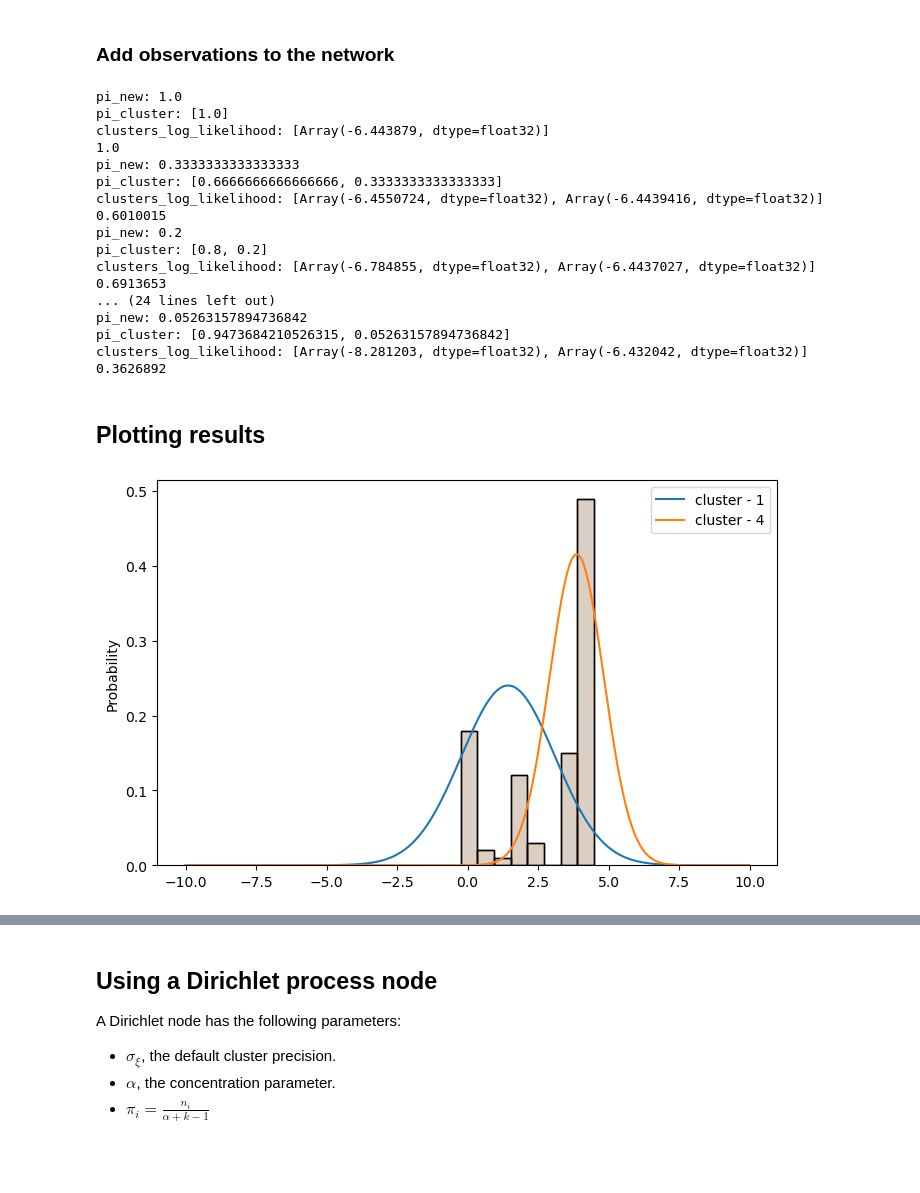
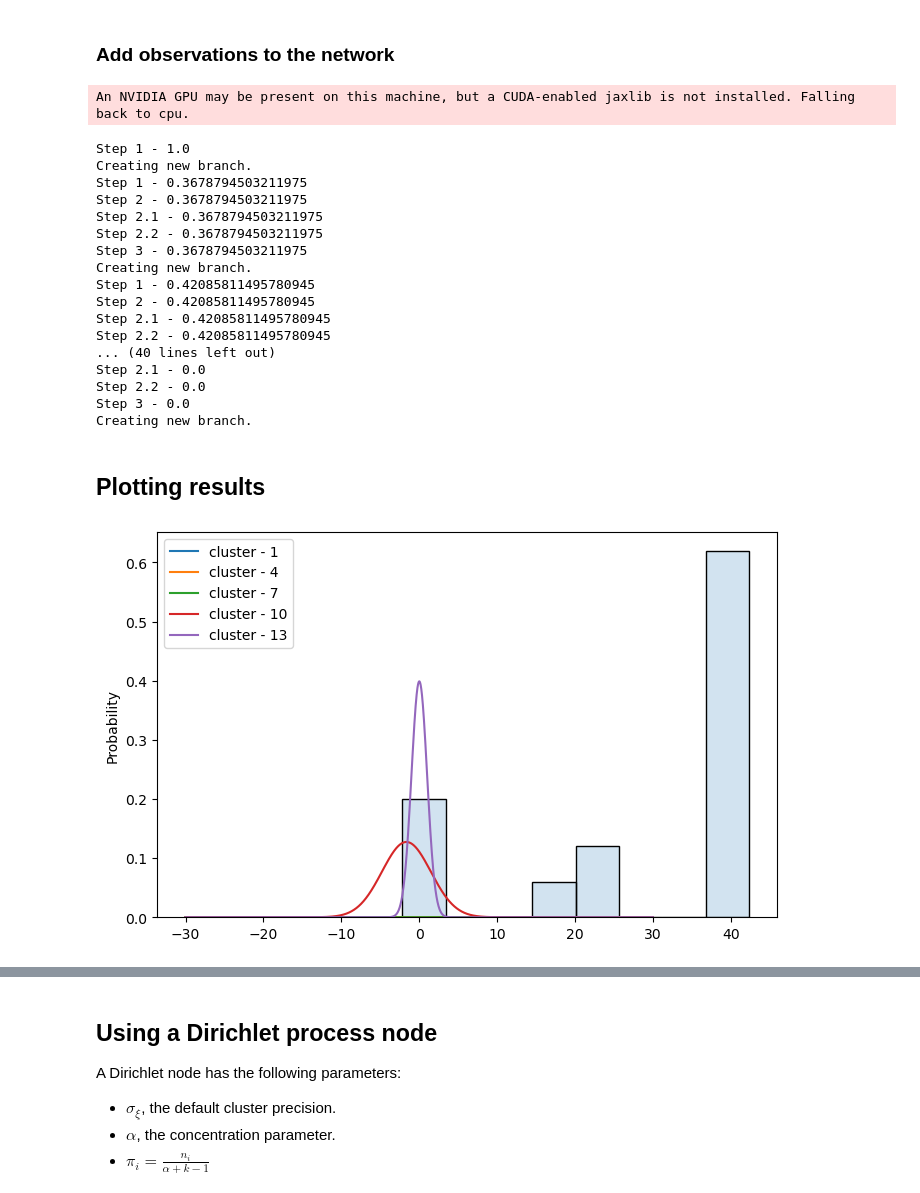
Before and after one commit to KoraTMontemagno/pyhgf, a Jupyter notebook: docs/source/notebooks/Example_4_Dirichlet_process.ipynb, the cells around one changed output, grey strips where cells are left out. Cells and saved outputs as stored; diff of their text form; code cells hidden in the pictures; blank space fills up the shorter version.

```diff
--- a/docs/source/notebooks/Example_4_Dirichlet_process.ipynb
+++ b/docs/source/notebooks/Example_4_Dirichlet_process.ipynb
@@ -54,11 +59,10 @@ base_network = (
     HGF(model_type=None)
     .add_nodes(
         kind="continuous-input",
-        node_parameters={"input_noise": 1.0, "expected_precision": 1.0}
+        node_parameters={"input_noise": 1.0, "expected_precision": 1.0},
     )
     .add_nodes(
-        value_children=0,
-        node_parameters={"tonic_volatility": 0.0, "precision":.5}
+        value_children=0, node_parameters={"tonic_volatility": -2.0, "precision": 0.5}
     )
     .add_nodes(volatility_children=0)
 ).set_update_sequence()
@@ -165,18 +96,13 @@ def create_cluster_fn(
 Finally, we define the main network with a Dirichlet process as the input node. This input takes the base branch as a template to duplicate later.
 # %%
 # create the Dirichlet node structure
-dirichlet_hgf = (
-    HGF(model_type=None)
-    .add_nodes(
-        kind="dirichlet-input",
-        node_parameters={
-            "alpha": 0.5,
-            "base_network": base_network,
-            "create_cluster_fn": create_cluster_fn,
-            "log_likelihood_fn": log_likelihood_fn,
-            "parametrize_cluster_fn": parametrize_cluster_fn,
-        }
-    )
+dirichlet_hgf = HGF(model_type=None).add_nodes(
+    kind="dirichlet-input",
+    node_parameters={
+        "alpha": 0.5,
+        "base_network": base_network,
+        "log_likelihood_fn": log_likelihood_fn,
+    },
 )
 # %% [output]
 Initializing a network with custom node structure.
@@ -190,11 +116,8 @@ dirichlet_hgf.set_update_sequence();
 ### Add observations to the network
 # %%
 for value in input_data[:10]:
-
     for node_idx, update_fn in dirichlet_hgf.update_sequence:
-
         if "dirichlet" in update_fn.__name__:
-
             attributes = dirichlet_hgf.attributes
             edges = dirichlet_hgf.edges
             dirichlet_node = dirichlet_hgf.dirichlet_node
@@ -207,7 +130,7 @@ for value in input_data[:10]:
                 time_step=1.0,
                 node_idx=node_idx,
                 dirichlet_node=dirichlet_node,
-                input_nodes_idx=input_nodes_idx
+                input_nodes_idx=input_nodes_idx,
             )
 
             dirichlet_hgf.attributes = attributes
@@ -231,50 +154,48 @@ for value in input_data[:10]:
             )
 
             dirichlet_hgf.attributes = attributes
-
-    print(attributes[1]["expected_precision"])
 # %% [output]
-pi_new: 1.0
-pi_cluster: [1.0]
-clusters_log_likelihood: [Array(-6.443879, dtype=float32)]
-1.0
-pi_new: 0.3333333333333333
-pi_cluster: [0.6666666666666666, 0.3333333333333333]
-clusters_log_likelihood: [Array(-6.4550724, dtype=float32), Array(-6.4439416, dtype=float32)]
-0.6010015
-pi_new: 0.2
-pi_cluster: [0.8, 0.2]
-clusters_log_likelihood: [Array(-6.784855, dtype=float32), Array(-6.4437027, dtype=float32)]
-0.6913653
-... (24 lines left out)
-pi_new: 0.05263157894736842
-pi_cluster: [0.9473684210526315, 0.05263157894736842]
-clusters_log_likelihood: [Array(-8.281203, dtype=float32), Array(-6.432042, dtype=float32)]
-0.3626892
+An NVIDIA GPU may be present on this machine, but a CUDA-enabled jaxlib is not installed. Falling back to cpu.
+Step 1 - 1.0
+Creating new branch.
+Step 1 - 0.3678794503211975
+Step 2 - 0.3678794503211975
+Step 2.1 - 0.3678794503211975
+Step 2.2 - 0.3678794503211975
+Step 3 - 0.3678794503211975
+Creating new branch.
+Step 1 - 0.42085811495780945
+Step 2 - 0.42085811495780945
+Step 2.1 - 0.42085811495780945
+Step 2.2 - 0.42085811495780945
+... (40 lines left out)
+Step 2.1 - 0.0
+Step 2.2 - 0.0
+Step 3 - 0.0
+Creating new branch.
 # %% [markdown]
 ## Plotting results
 # %%
 fig, ax = plt.subplots(figsize=(8, 5))
 for input_idx in dirichlet_hgf.dirichlet_node.cluster_input_idxs:
-
     value_parent_idx = dirichlet_hgf.edges[input_idx].value_parents[0]
     volatility_parent_idx = dirichlet_hgf.edges[input_idx].volatility_parents[0]
 
-    mean = dirichlet_hgf.attributes[value_parent_idx]['expected_mean']
+    mean = dirichlet_hgf.attributes[value_parent_idx]["expected_mean"]
 
     # the precision of the Gaussian is given by:
     precision = attributes[input_idx]["expected_precision"]
 
     ax.plot(
-        np.arange(-10, 10, .01),
-        norm(loc=mean, scale=np.sqrt(1/precision)).pdf(np.arange(-10, 10, .01)),
-        label=f"cluster - {input_idx}"
+        np.arange(-30, 30, 0.01),
+        norm(loc=mean, scale=np.sqrt(1 / precision)).pdf(np.arange(-30, 30, 0.01)),
+        label=f"cluster - {input_idx}",
     )
-    sns.histplot(x=input_data, alpha=.2, ax=ax, stat="probability");
+sns.histplot(x=input_data, alpha=0.2, ax=ax, stat="probability")
 plt.legend()
 plt.show()
 # %% [output]
-[figure, old version]
+[figure, new version]
 # %%
 dirichlet_hgf.plot_network()
 # %% [output]
```
Also changed, not shown: parts of 15 cells of this notebook, 3 other files.
